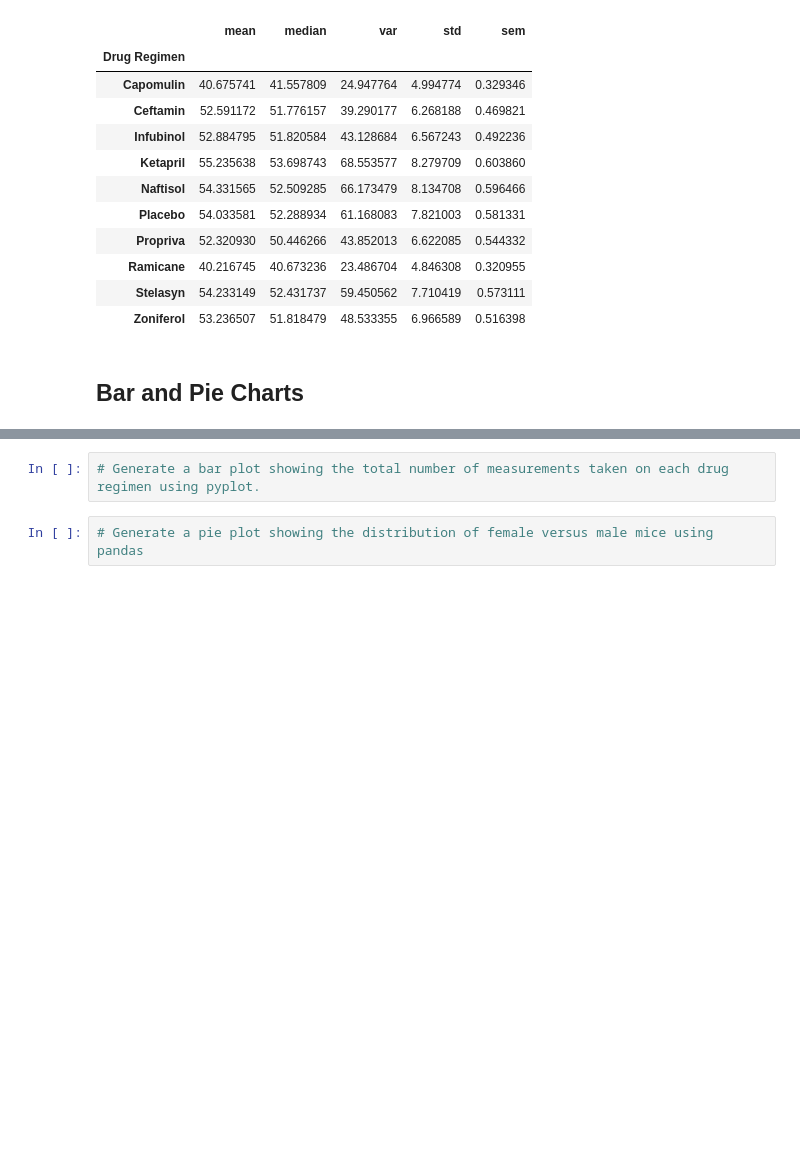
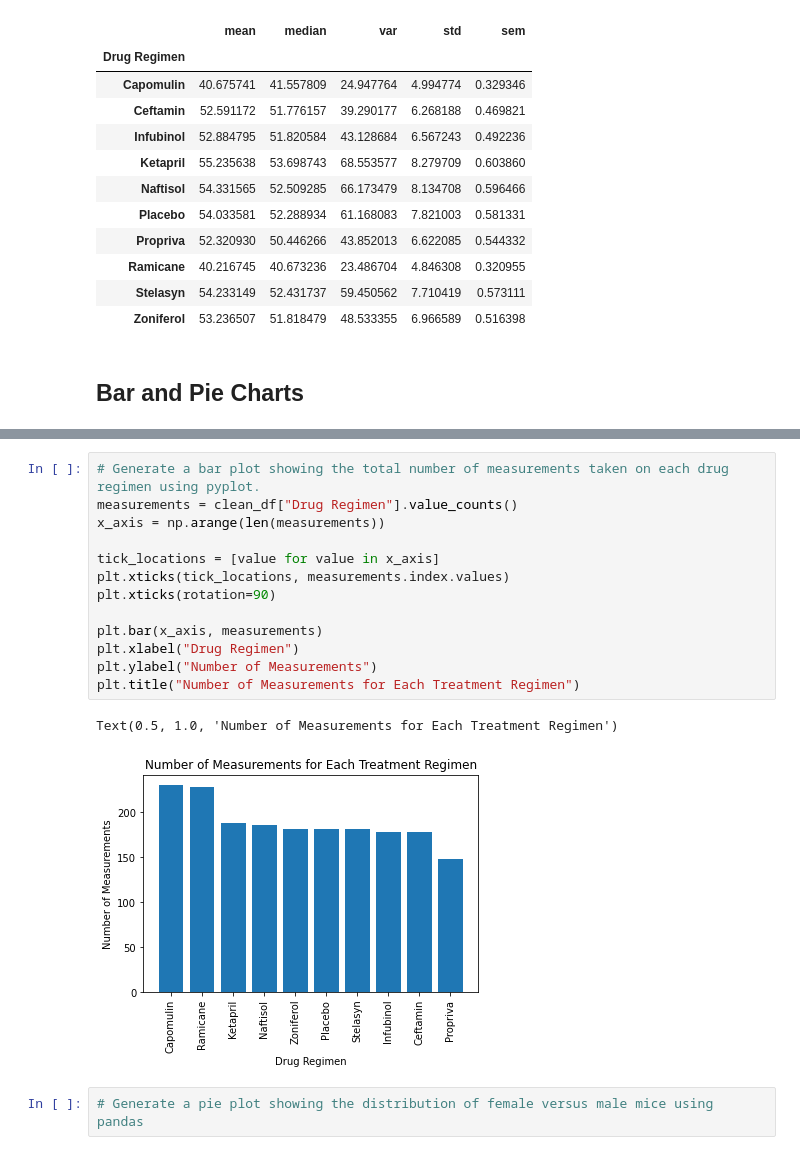
Before and after one commit to joshpodl/matplotlib-challenge, a Jupyter notebook: pymaceuticals_starter.ipynb, the cells around one changed output, grey strips where cells are left out. Saved outputs shown, nothing was run; the diff lists cells and outputs as text; blank space fills up the shorter version.

```diff
--- a/pymaceuticals_starter.ipynb
+++ b/pymaceuticals_starter.ipynb
@@ -140,5 +149,19 @@ agg_df
-# %%
-# Generate a bar plot showing the total number of measurements taken on each drug regimen using pyplot.
+# %%
+# Generate a bar plot showing the total number of measurements taken on each drug regimen using pyplot.
+measurements = clean_df["Drug Regimen"].value_counts()
+x_axis = np.arange(len(measurements))
+
+tick_locations = [value for value in x_axis]
+plt.xticks(tick_locations, measurements.index.values)
+plt.xticks(rotation=90)
+
+plt.bar(x_axis, measurements)
+plt.xlabel("Drug Regimen")
+plt.ylabel("Number of Measurements")
+plt.title("Number of Measurements for Each Treatment Regimen")
+# %% [output]
+Text(0.5, 1.0, 'Number of Measurements for Each Treatment Regimen')
+[figure, added]
 # %%
 # Generate a pie plot showing the distribution of female versus male mice using pandas
 # %%
```
Also changed, not shown: parts of 4 cells of this notebook.
